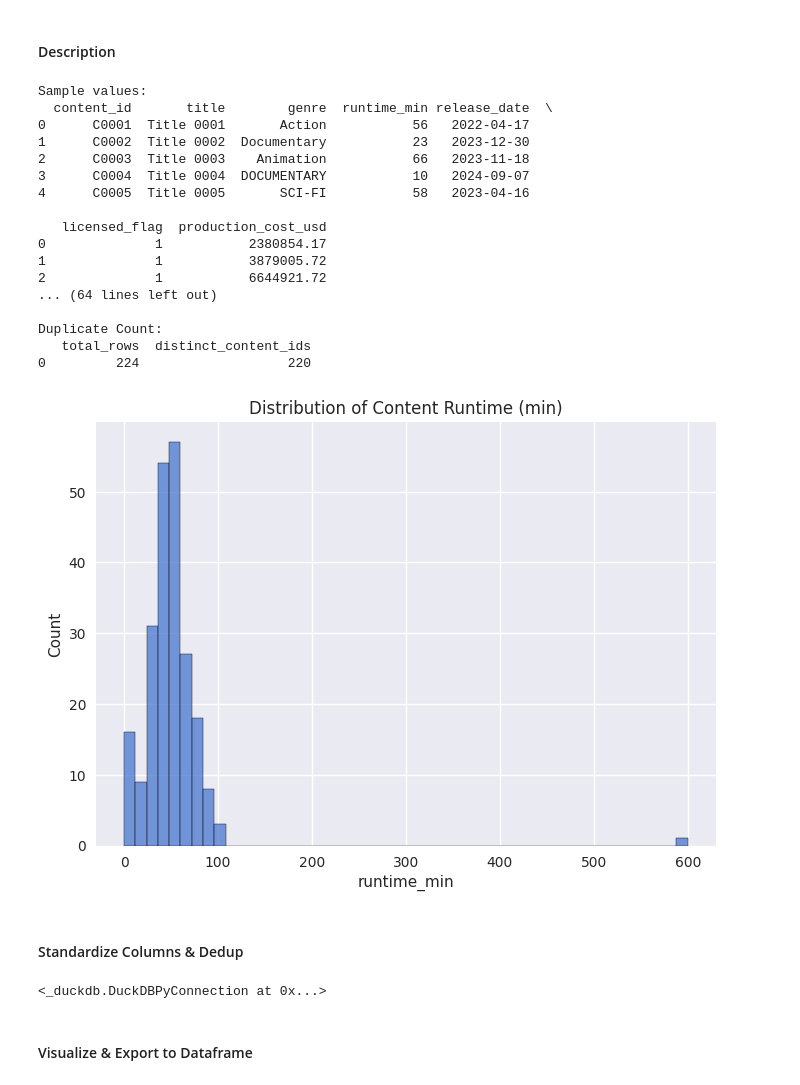
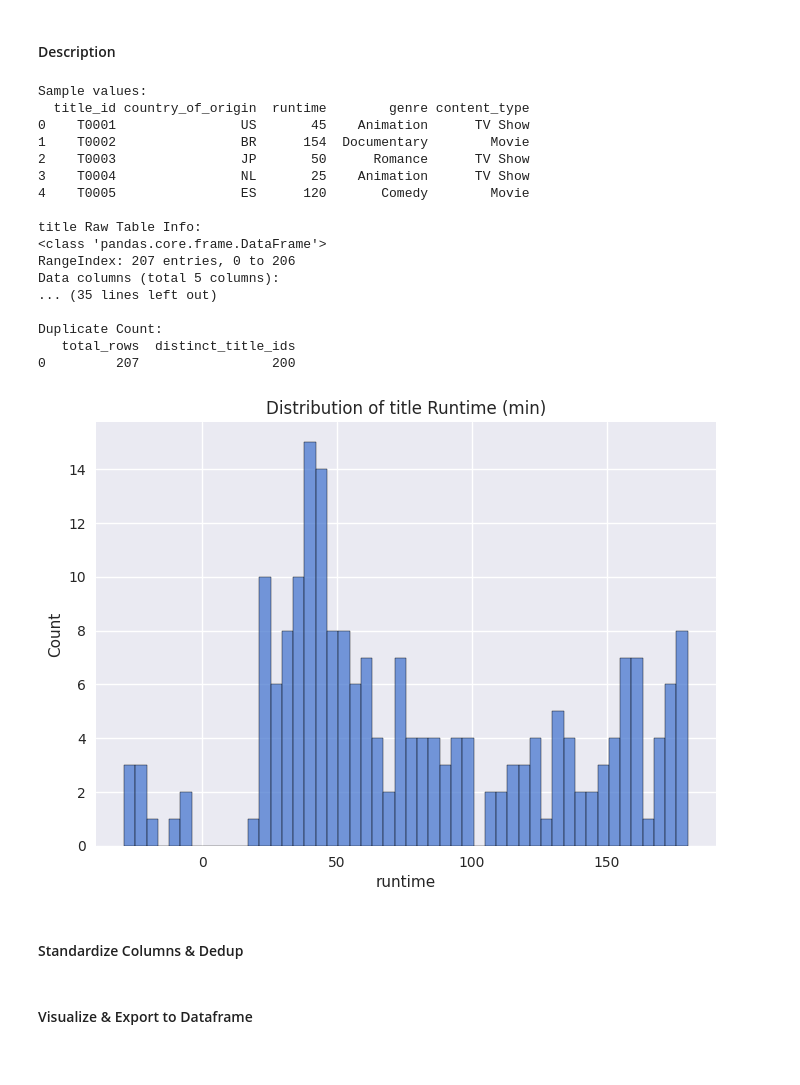
Before and after one commit to jasonho318/finance-analytics-project, a Jupyter notebook: Platform Engagement & Growth Analytics.ipynb, the cells around one changed output. Saved outputs shown, nothing was run; the diff lists cells and outputs as text; code cells hidden in the pictures.

```diff
--- a/Platform Engagement & Growth Analytics.ipynb
+++ b/Platform Engagement & Growth Analytics.ipynb
@@ -557,46 +451,46 @@ plt.show()
 #### Description
 # %%
 print("\nSample values:")
-print(con.execute(""" SELECT * FROM content_raw LIMIT 5; """).fetch_df())
+print(con.execute(""" SELECT * FROM title_raw LIMIT 5; """).fetch_df())
 
-print("\nContent Raw Table Info:")
-print(con.execute("""SELECT * FROM content_raw""").fetch_df().info())
+print("\ntitle Raw Table Info:")
+print(con.execute("""SELECT * FROM title_raw""").fetch_df().info())
 
 print ("\nGenre values:")
-print(con.execute("SELECT genre, COUNT(genre) from content_raw GROUP BY genre").fetchdf())
+print(con.execute("SELECT genre, COUNT(genre) from title_raw GROUP BY genre").fetchdf())
 
 print("\nDescriptive Statistics for Quantitative Columns:")
-print(con.execute("SELECT runtime_min, release_date FROM content_raw").fetchdf().describe())
+print(con.execute("SELECT runtime FROM title_raw").fetchdf().describe())
 
 print("\nDuplicate Count:")
 print(con.execute("""
 SELECT COUNT(*) AS total_rows,
-       COUNT(DISTINCT content_id) AS distinct_content_ids
-FROM content_raw;
+       COUNT(DISTINCT title_id) AS distinct_title_ids
+FROM title_raw;
 """).fetchdf())
 
-sns.histplot(con.execute("SELECT runtime_min FROM content_raw").fetch_df(), x='runtime_min', bins=50)
-plt.title('Distribution of Content Runtime (min)')
+sns.histplot(con.execute("SELECT runtime FROM title_raw").fetch_df(), x='runtime', bins=50)
+plt.title('Distribution of title Runtime (min)')
 plt.show()
 # %% [output]
 Sample values:
-  content_id       title        genre  runtime_min release_date  \
-0      C0001  Title 0001       Action           56   2022-04-17
-1      C0002  Title 0002  Documentary           23   2023-12-30
-2      C0003  Title 0003    Animation           66   2023-11-18
-3      C0004  Title 0004  DOCUMENTARY           10   2024-09-07
-4      C0005  Title 0005       SCI-FI           58   2023-04-16
+  title_id country_of_origin  runtime        genre content_type
+0    T0001                US       45    Animation      TV Show
+1    T0002                BR      154  Documentary        Movie
+2    T0003                JP       50      Romance      TV Show
+3    T0004                NL       25    Animation      TV Show
+4    T0005                ES      120       Comedy        Movie
 
-   licensed_flag  production_cost_usd
-0              1           2380854.17
-1              1           3879005.72
-2              1           6644921.72
-... (64 lines left out)
+title Raw Table Info:
+<class 'pandas.core.frame.DataFrame'>
+RangeIndex: 207 entries, 0 to 206
+Data columns (total 5 columns):
+... (35 lines left out)
 
 Duplicate Count:
-   total_rows  distinct_content_ids
-0         224                   220
+   total_rows  distinct_title_ids
+0         207                 200
-[figure, old version]
+[figure, new version]
 # %% [markdown]
 #### Standardize Columns & Dedup
 # %%
@@ -605,32 +499,16 @@ CREATE OR REPLACE TABLE content_clean AS
   WITH ranked AS (
   SELECT
       *,
-      ROW_NUMBER() OVER (PARTITION BY content_id ORDER BY genre, runtime_min, release_date NULLS LAST) AS rn
+      ROW_NUMBER() OVER (PARTITION BY content_id ORDER BY genre, runtime, release_date NULLS LAST) AS rn
   FROM content_raw
   )
   SELECT
     content_id,
+    genre,
     CASE
-      WHEN LOWER(genre) LIKE '%dr%' THEN 'Drama'
-      WHEN LOWER(genre) LIKE '%com%' THEN 'Comedy'
-      WHEN LOWER(genre) LIKE '%med%' THEN 'Comedy'
-      WHEN LOWER(genre) LIKE '%act%' THEN 'Action'
-      WHEN LOWER(genre) LIKE '%ion%' THEN 'Action'
-      WHEN LOWER(genre) LIKE '%thr%' THEN 'Thriller'
-      WHEN LOWER(genre) LIKE '%ill%' THEN 'Thriller'
-      WHEN LOWER(genre) LIKE '%doc%' THEN 'Documentary'
-      WHEN LOWER(genre) LIKE '%ary%' THEN 'Documentary'
-      WHEN LOWER(genre) LIKE '%hor%' THEN 'Horror'
-      WHEN LOWER(genre) LIKE '%ror%' THEN 'Horror'
-      WHEN LOWER(genre) LIKE '%rea%' THEN 'Reality'
-      WHEN LOWER(genre) LIKE '%lit%' THEN 'Reality'
-      WHEN LOWER(genre) LIKE '%sci%' THEN 'Sci-Fi'
-      ELSE COALESCE(NULLIF(TRIM(genre),''), 'Unknown')
-    END AS genre,
-    CASE
-      WHEN TRY_CAST(runtime_min AS DOUBLE) IS NULL OR TRY_CAST(runtime_min AS DOUBLE) < 0 THEN NULL
-      ELSE TRY_CAST(runtime_min AS DOUBLE)
-    END AS runtime_min,
+      WHEN TRY_CAST(runtime AS DOUBLE) IS NULL OR TRY_CAST(runtime AS DOUBLE) < 0 THEN NULL
+      ELSE TRY_CAST(runtime AS DOUBLE)
+    END AS runtime,
     CASE
       WHEN TRY_CAST(release_date AS DATE) IS NULL THEN NULL
       ELSE TRY_CAST(release_date AS DATE)
@@ -638,10 +516,8 @@ CREATE OR REPLACE TABLE content_clean AS
     production_cost_usd,
     licensed_flag
   FROM ranked
-  WHERE rn = 1 AND content_id IS NOT NULL AND runtime_min < 500 AND runtime_min > 0
+  WHERE rn = 1 AND content_id IS NOT NULL AND runtime < 500 AND runtime > 0
 """)
-# %% [output]
-<_duckdb.DuckDBPyConnection at 0x...>
 # %% [markdown]
 #### Visualize & Export to Dataframe
 # %%
```
Also changed, not shown: parts of 18 cells of this notebook, 7 other files.
